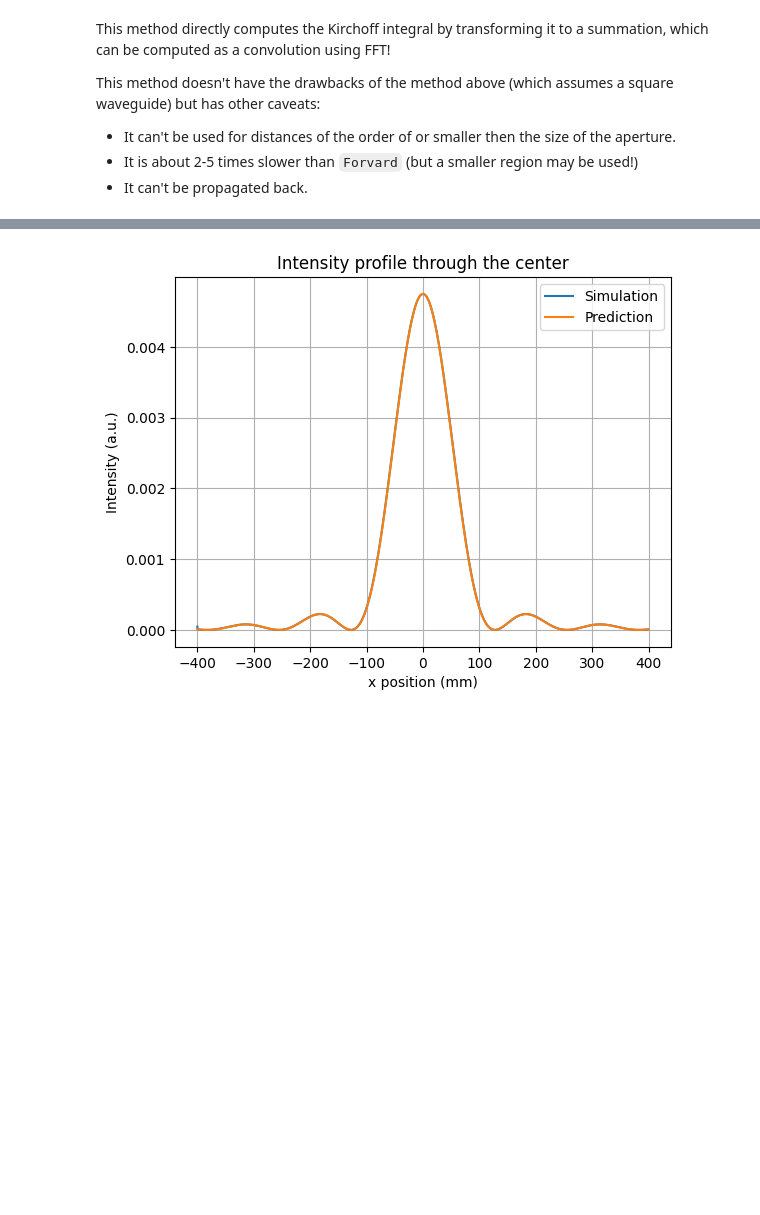
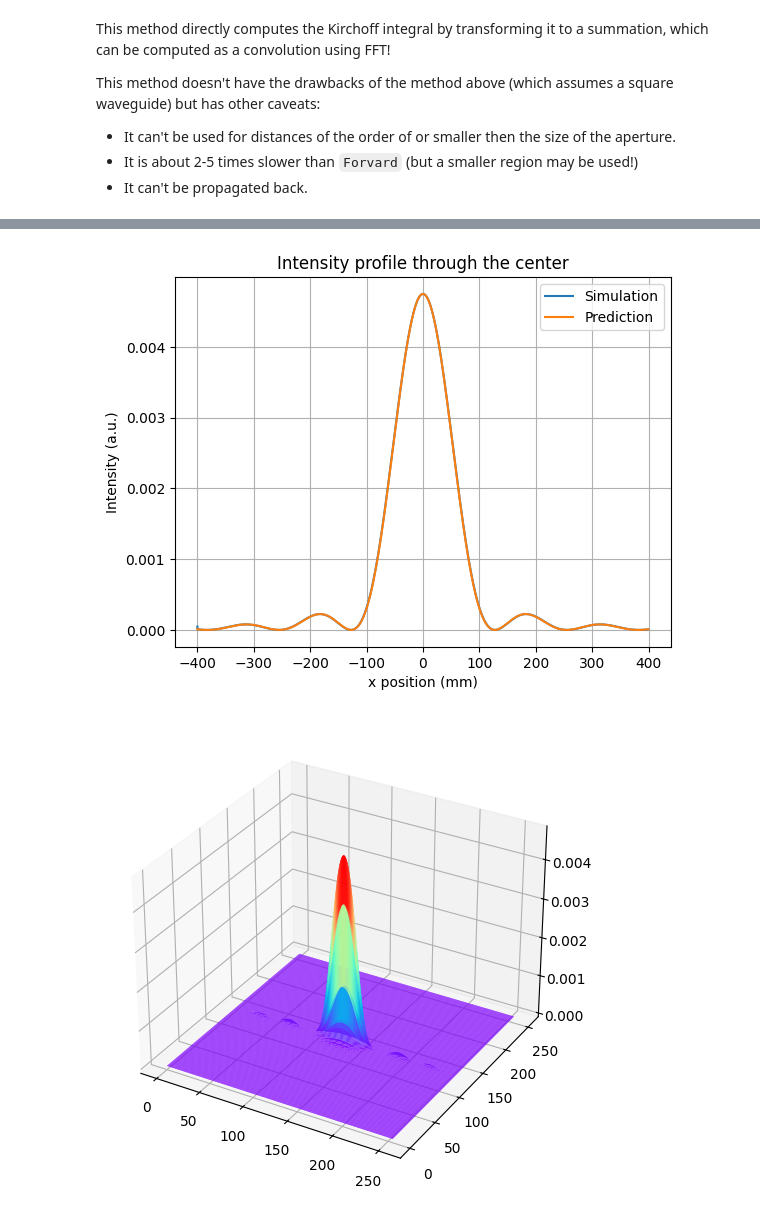
Before and after one commit to guilhermebaos/LightPipes-tutorials, a Jupyter notebook: Manual/02-Free-Space-Propagation.ipynb, the cells around one changed output, grey strips where cells are left out. Drawn from its saved outputs; the diff is of its cells as text; code cells hidden in the pictures; blank space fills up the shorter version.

```diff
--- a/Manual/02-Free-Space-Propagation.ipynb
+++ b/Manual/02-Free-Space-Propagation.ipynb
@@ -211,30 +211,56 @@ Field = lp.Fresnel(Field, dist)
 I = lp.Intensity(Field, flag=0)
 
 plt.imshow(I, extent=(0, size / lp.mm, 0, size / lp.mm), cmap="rainbow")
 plt.colorbar()
 plt.title("Field")
 plt.xlabel('Position (mm)')
 plt.ylabel('Position (mm)')
 plt.show()
 
 
 # Graph the intensity of the field
 xx = (np.arange(N)/N * size - (size / 2))
 
 plt.plot(xx * (1/lp.mm), I[N//2], label="Simulation")
 plt.title("Intensity profile through the center")
 plt.xlabel("x position (mm)")
 plt.ylabel("Intensity (a.u.)")
 plt.grid("on")
 
 # Comparision with sinc^2 function
 tt = xx / dist
 bb = k * b / 2 * tt * 25
 I0 = np.max(I) * (np.sinc(bb)) ** 2
 
 plt.plot(xx * (1/lp.mm), I0, label="Prediction")
 plt.legend()
 plt.show()
+
+
+
+# Create a smaller grid
+newN = N // 4
+
+# Interpolate the smaller Field
+Field = lp.Interpol(Field, size, newN)
+
+I = lp.Intensity(0, Field)
+I = np.array(I)
+
+# Draw the field in 3D
+xx = np.arange(newN)
+yy = np.arange(newN)
+
+xx, yy = np.meshgrid(xx, yy)
+
+fig = plt.figure(figsize=(10, 6))
+ax = plt.axes(projection="3d")
+ax.plot_surface(xx, yy, I, rstride = 1, cstride = 1, cmap = "rainbow", linewidth = 0)
+
+ax.set_label("Intensity")
+
+plt.show()
 # %% [output]
 [figure]
 [figure]
+[figure, added]
```
Also changed, not shown: 2 other files.
